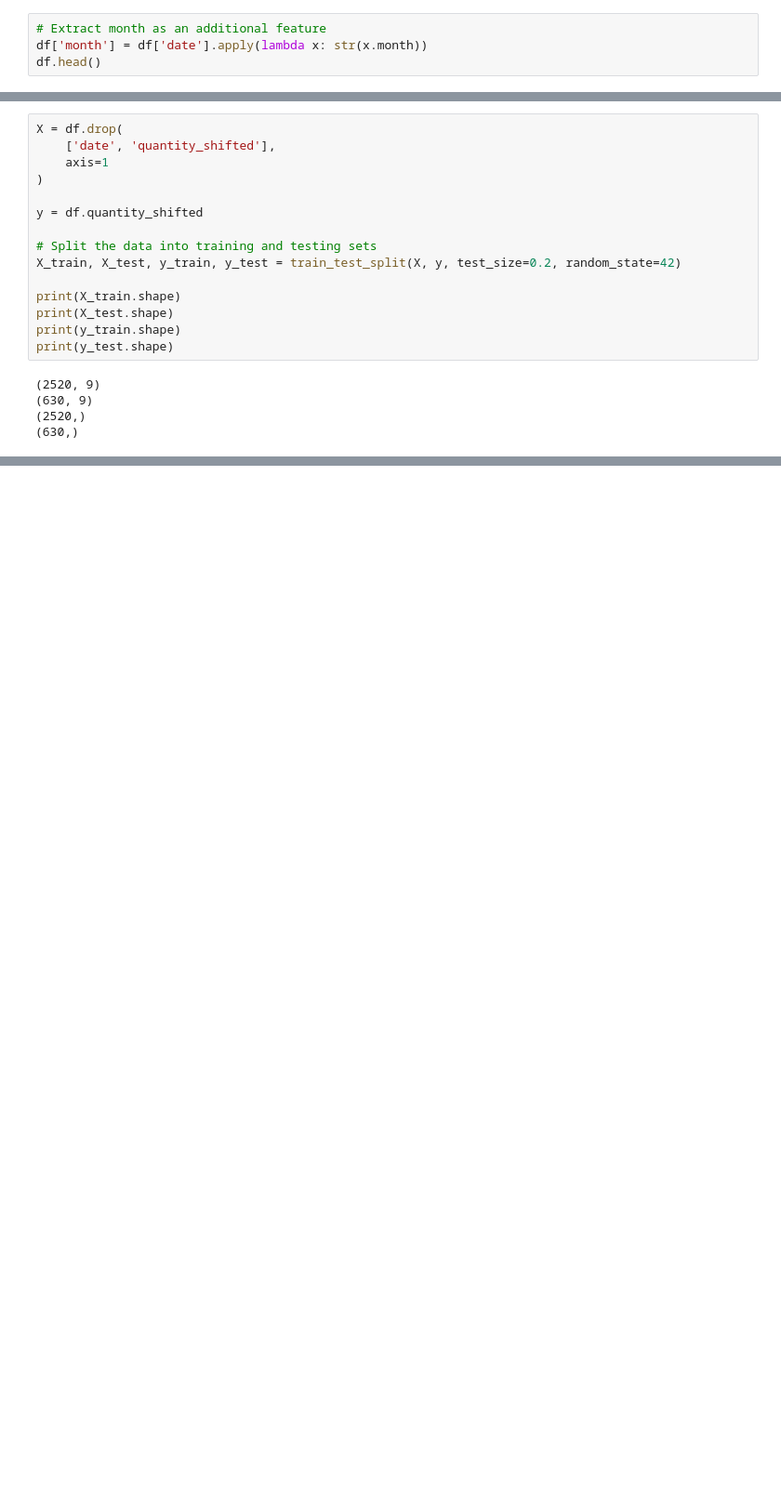
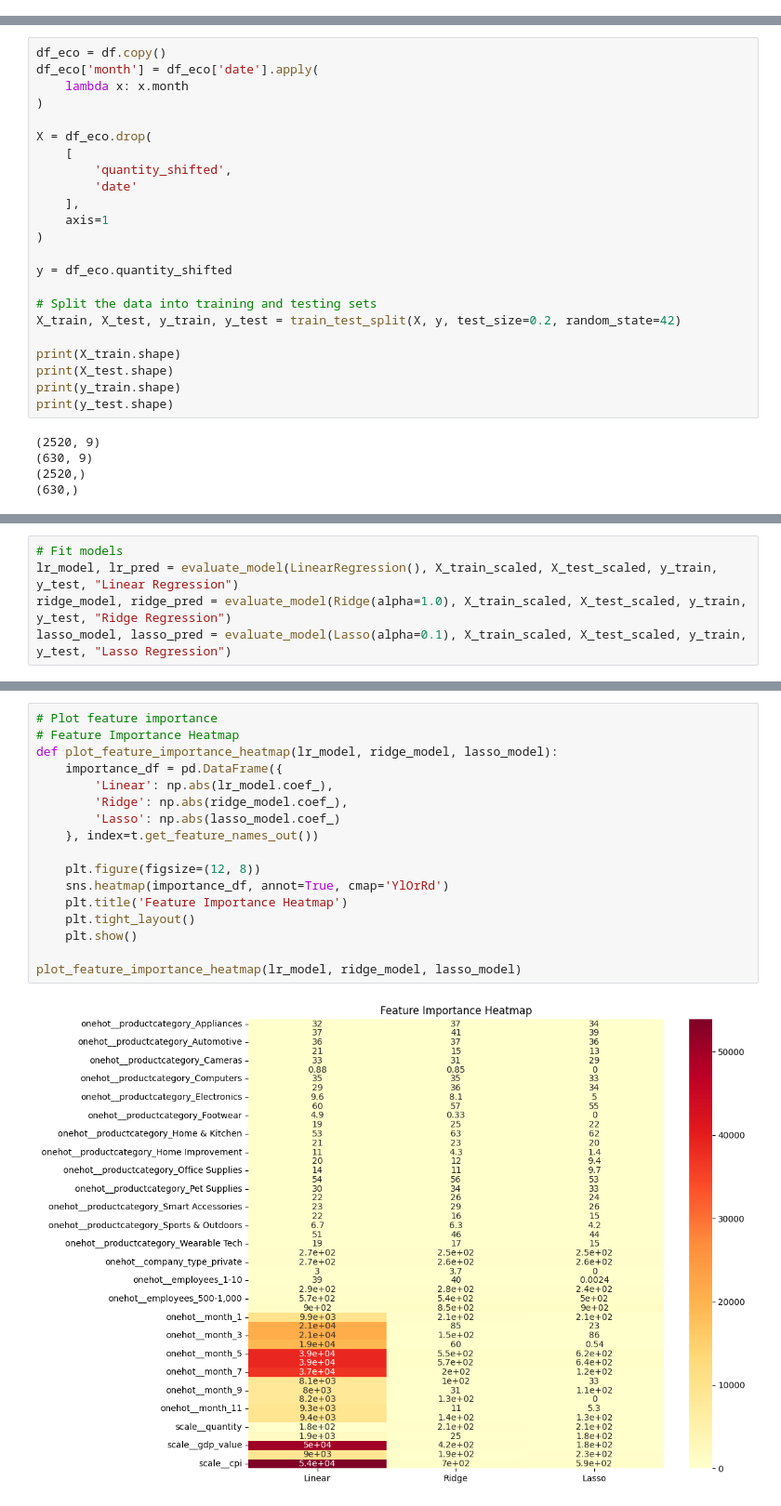
Before and after one commit to RAFAELLOPE/data_mining_project, a Jupyter notebook: analysis/EDA2.ipynb, the cells around one changed output, grey strips where cells are left out. Shown at 93% size. Saved outputs shown, nothing was run; the diff lists cells and outputs as text; blank space fills up the shorter version.

Commit message:
Linear Regresion for feature selection

```diff
--- a/analysis/EDA2.ipynb
+++ b/analysis/EDA2.ipynb
@@ -41,7 +54,3 @@ df.head()
 | 2 | 2020-02-01 | Appliances | private | 1-10 | 1862.0 | 3.5 | 21481.367 | ... |
 | 3 | 2020-02-01 | Appliances | private | 500-1,000 | 785.0 | 3.5 | 21481.367 | ... |
 | 4 | 2020-02-01 | Appliances | private | 51-100 | 3171.0 | 3.5 | 21481.367 | ... |
-# %%
-# Extract month as an additional feature
-df['month'] = df['date'].apply(lambda x: str(x.month))
-df.head()
@@ -57,10 +59,18 @@ df.head()
 # %%
-X = df.drop(
-    ['date', 'quantity_shifted'],
+df_eco = df.copy()
+df_eco['month'] = df_eco['date'].apply(
+    lambda x: x.month
+)
+
+X = df_eco.drop(
+    [
+        'quantity_shifted',
+        'date'
+    ],
     axis=1
 )
 
-y = df.quantity_shifted
+y = df_eco.quantity_shifted
 
 # Split the data into training and testing sets
 X_train, X_test, y_train, y_test = train_test_split(X, y, test_size=0.2, random_state=42)
@@ -97,0 +119,5 @@ encoded_df.head()
+# %%
+# Fit models
+lr_model, lr_pred = evaluate_model(LinearRegression(), X_train_scaled, X_test_scaled, y_train, y_test, "Linear Regression")
+ridge_model, ridge_pred = evaluate_model(Ridge(alpha=1.0), X_train_scaled, X_test_scaled, y_train, y_test, "Ridge Regression")
+lasso_model, lasso_pred = evaluate_model(Lasso(alpha=0.1), X_train_scaled, X_test_scaled, y_train, y_test, "Lasso Regression")
@@ -97,0 +136,19 @@ encoded_df.head()
+# %%
+# Plot feature importance
+# Feature Importance Heatmap
+def plot_feature_importance_heatmap(lr_model, ridge_model, lasso_model):
+    importance_df = pd.DataFrame({
+        'Linear': np.abs(lr_model.coef_),
+        'Ridge': np.abs(ridge_model.coef_),
+        'Lasso': np.abs(lasso_model.coef_)
+    }, index=t.get_feature_names_out())
+
+    plt.figure(figsize=(12, 8))
+    sns.heatmap(importance_df, annot=True, cmap='YlOrRd')
+    plt.title('Feature Importance Heatmap')
+    plt.tight_layout()
+    plt.show()
+
+plot_feature_importance_heatmap(lr_model, ridge_model, lasso_model)
+# %% [output]
+[figure, added]
```
Also changed, not shown: parts of 13 cells of this notebook, 1 other file.
